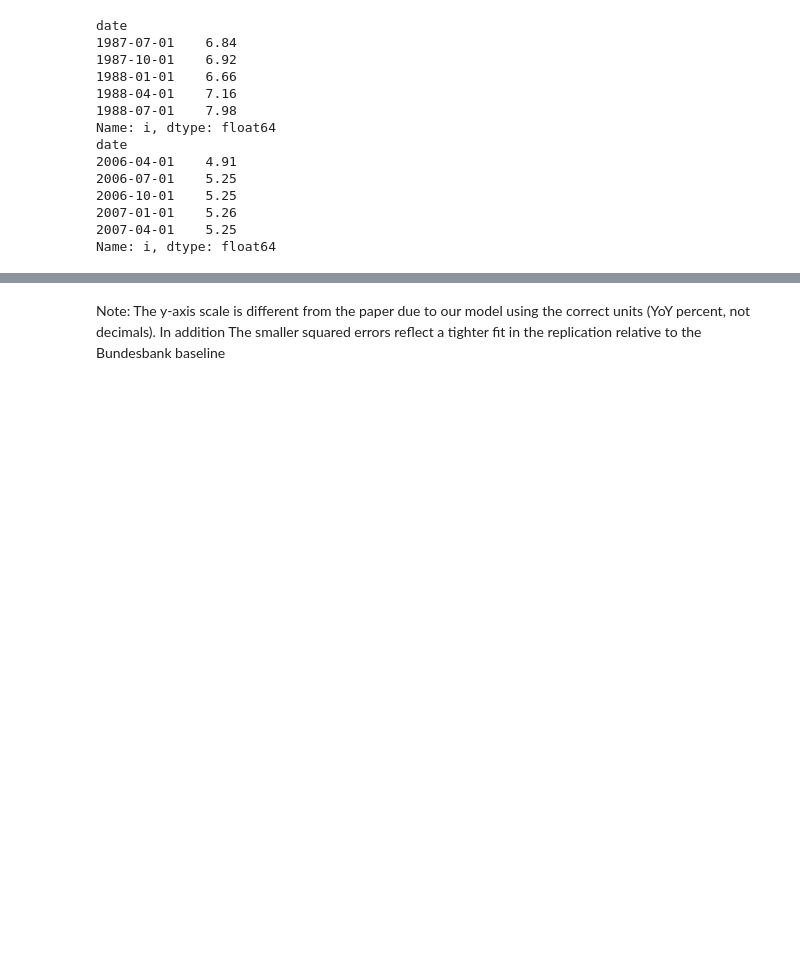
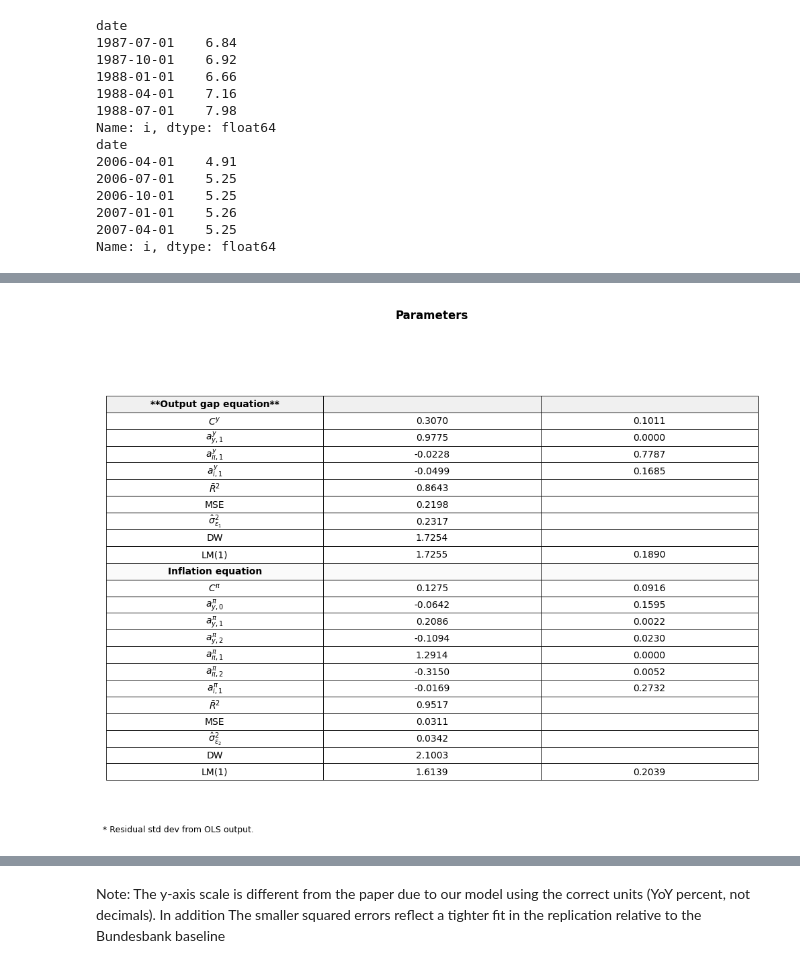
Before and after one commit to erskordi/Autonomous_Fed, a Jupyter notebook: notebooks/linear_environment.ipynb, the cells around one changed output, grey strips where cells are left out. Saved outputs shown, nothing was run; the diff lists cells and outputs as text; code cells hidden in the pictures; blank space fills up the shorter version.

```diff
--- a/notebooks/linear_environment.ipynb
+++ b/notebooks/linear_environment.ipynb
@@ -951,0 +874,94 @@ display(Markdown(md))
+# %%
+def _is_md_separator_row(line: str) -> bool:
+    s = line.strip()
+    return s.startswith("|") and set(s.replace(" ", "")) <= set("|-:")
+
+def _parse_md_row(line: str) -> list[str]:
+    # "| a | b | c |" -> ["a","b","c"]
+    return [c.strip() for c in line.strip().strip("|").split("|")]
+
+def render_md_table_matplotlib(md: str, *, outpath: str = "table9.png", dpi: int = 300):
+    # 1) collect rows (ignore the separator row)
+    raw_rows = []
+    for ln in str(md).splitlines():
+        ln = ln.strip()
+        if not ln:
+            continue
+        if _is_md_separator_row(ln):
+            continue
+        if ln.startswith("|") and ln.endswith("|"):
+            raw_rows.append(_parse_md_row(ln))
+
+    if len(raw_rows) < 2:
+        raise ValueError("Not enough table rows found in md.")
+
+    # 2) title + header + body
+    title = raw_rows[0][0] if raw_rows[0] else "Table"
+    col_labels = raw_rows[1]
+    body = raw_rows[2:]
+
+    # normalize column count
+    ncols = len(col_labels)
+    for r in range(len(body)):
+        if len(body[r]) < ncols:
+            body[r] = body[r] + [""] * (ncols - len(body[r]))
+        elif len(body[r]) > ncols:
+            body[r] = body[r][:ncols]
+
+    # 3) figure sizing
+    fig_h = max(2.0, 0.35 * (len(body) + 1))
+    fig, ax = plt.subplots(figsize=(10, fig_h))
+    ax.axis("off")
+    fig.suptitle(title, fontsize=12, fontweight="bold", y=0.98)
+
+    # 4) create table
+    tbl = ax.table(
+        cellText=body,
+        colLabels=col_labels,
+        cellLoc="center",
+        colLoc="center",
+        loc="center",
+    )
+    tbl.auto_set_font_size(False)
+    tbl.set_fontsize(10)
+    tbl.scale(1, 1.35)
+
+    # 5) styling: header + section rows (**...**)
+    for (r, c), cell in tbl.get_celld().items():
+        cell.set_linewidth(0.6)
+
+        # header row (matplotlib uses r=0 for colLabels)
+        if r == 0:
+            cell.set_facecolor("#f0f0f0")
+            cell.set_text_props(weight="bold")
+
+    # body rows start at r=1 in the mpl table
+    for i, row in enumerate(body, start=1):
+        first = row[0].strip()
+        if first.startswith("**") and first.endswith("**"):
+            label = first.strip("*")
+            # update text
+            tbl[(i, 0)].get_text().set_text(label)
+            # highlight whole row
+            for c in range(ncols):
+                tbl[(i, c)].set_facecolor("#fafafa")
+                tbl[(i, c)].set_text_props(weight="bold")
+
+    # 6) optional footnote (from your md)
+    foot = None
+    for ln in str(md).splitlines():
+        if "Residual std dev" in ln:
+            foot = ln.replace(r"\*", "*").strip()
+            break
+    if foot:
+        fig.text(0.01, 0.01, foot, ha="left", va="bottom", fontsize=9)
+
+    fig.tight_layout(rect=[0, 0.02, 1, 0.95])
+    fig.savefig(outpath, dpi=dpi, bbox_inches="tight")
+    return fig, ax, tbl
+
+fig, ax, tbl = render_md_table_matplotlib(md, outpath="table9.png", dpi=300)
+plt.show()
+print("Saved:", "table9.png")
+# %% [output]
+[figure, added]
```
Also changed, not shown: parts of 110 cells of this notebook, 40 other files.
